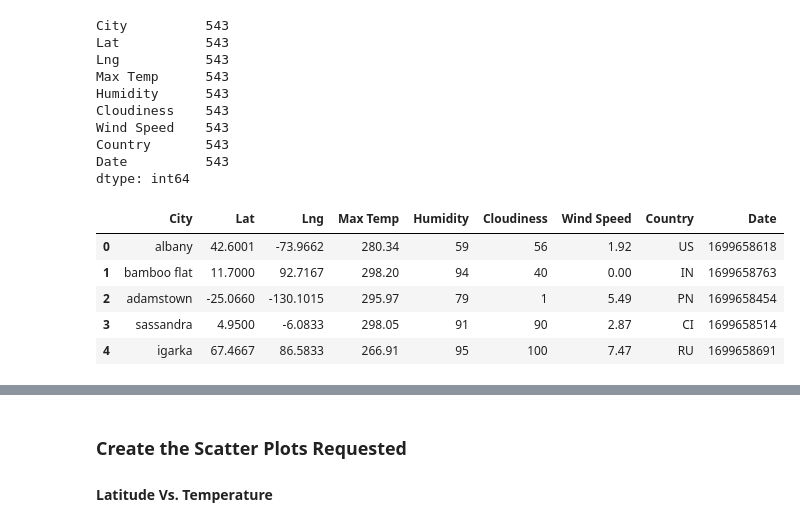
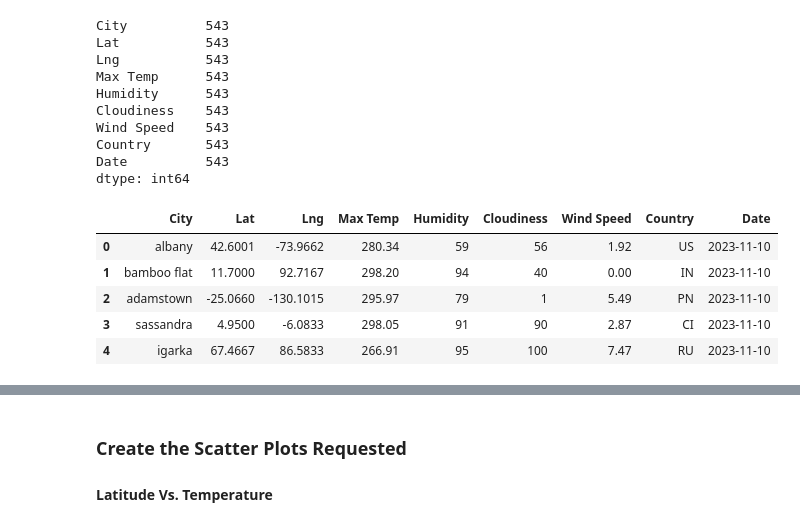
Before and after one commit to jonahkopp/python-api-challenge, a Jupyter notebook: WeatherPy/WeatherPy.ipynb, the cells around one changed output, grey strips where cells are left out. Saved outputs shown, nothing was run; the diff lists cells and outputs as text; code cells hidden in the pictures.

```diff
--- a/WeatherPy/WeatherPy.ipynb
+++ b/WeatherPy/WeatherPy.ipynb
@@ -56,7 +56,7 @@ Number of cities in the list: 569
 
 ### Use the OpenWeatherMap API to retrieve weather data from the cities list generated in the started code
 # %%
-url = f"http://api.openweathermap.org/data/2.5/weather?appid={weather_api_key}&q="
+url = f"http://api.openweathermap.org/data/2.5/weather?appid={weather_api_key}&units=metric&q="
 city = cities[0]
 city_url = url+city
 response = requests.get(city_url)
@@ -166,19 +166,31 @@ Wind Speed    543
 Country       543
 Date          543
 dtype: int64
-# %%
-# Convert date to something readable
-
-
-# Display sample data
-city_data_df.head()
-# %% [output]
-|  | City | Lat | Lng | Max Temp | Humidity | Cloudiness | Wind Speed | Country | Date |
-| 0 | albany | 42.6001 | -73.9662 | 280.34 | 59 | 56 | 1.92 | US | 1699658618 |
-| 1 | bamboo flat | 11.7000 | 92.7167 | 298.20 | 94 | 40 | 0.00 | IN | 1699658763 |
-| 2 | adamstown | -25.0660 | -130.1015 | 295.97 | 79 | 1 | 5.49 | PN | 1699658454 |
-| 3 | sassandra | 4.9500 | -6.0833 | 298.05 | 91 | 90 | 2.87 | CI | 1699658514 |
-| 4 | igarka | 67.4667 | 86.5833 | 266.91 | 95 | 100 | 7.47 | RU | 1699658691 |
+# %%
+# define a function to convert unix_timestamps
+def convert_to_date(unix_timestamp):
+    time_struct = time.gmtime(unix_timestamp)
+    formatted_date = time.strftime('%Y-%m-%d', time_struct)
+    return formatted_date
+
+# Format the time struct as yyyy-mm-dd
+city_data_df['Formatted Date'] = city_data_df['Date'].apply(lambda x: convert_to_date(x))
+
+# Drop unused date column
+city_data_df = city_data_df.drop('Date',axis=1)
+
+# rename formatted date
+city_data_df = city_data_df.rename(columns={'Formatted Date':'Date'})
+
+# Display sample data
+city_data_df.head()
+# %% [output]
+|  | City | Lat | Lng | Max Temp | Humidity | Cloudiness | Wind Speed | Country | Date |
+| 0 | albany | 42.6001 | -73.9662 | 280.34 | 59 | 56 | 1.92 | US | 2023-11-10 |
+| 1 | bamboo flat | 11.7000 | 92.7167 | 298.20 | 94 | 40 | 0.00 | IN | 2023-11-10 |
+| 2 | adamstown | -25.0660 | -130.1015 | 295.97 | 79 | 1 | 5.49 | PN | 2023-11-10 |
+| 3 | sassandra | 4.9500 | -6.0833 | 298.05 | 91 | 90 | 2.87 | CI | 2023-11-10 |
+| 4 | igarka | 67.4667 | 86.5833 | 266.91 | 95 | 100 | 7.47 | RU | 2023-11-10 |
 # %%
 # Export the City_Data into a csv
 city_data_df.to_csv("output_data/cities.csv", index_label="City_ID")
```
Also changed, not shown: parts of 8 cells of this notebook, 2 other files.
